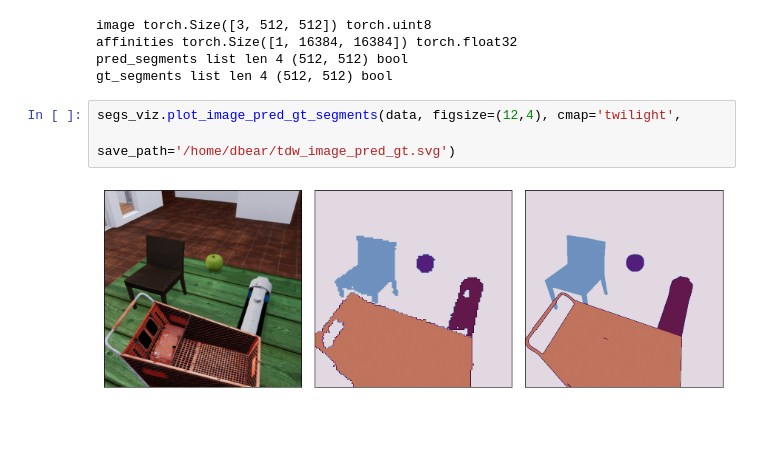
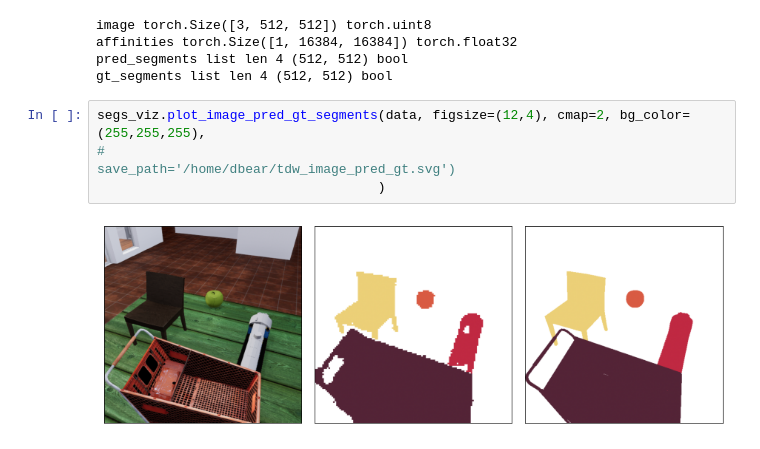
Before and after one commit to neuroailab/RAFT, a Jupyter notebook: notebooks/ECCV22_Figures_db030422.ipynb, the cells around one changed output. Saved outputs shown, nothing was run; the diff lists cells and outputs as text.

Commit message:
plotting with other colormaps

```diff
--- a/notebooks/ECCV22_Figures_db030422.ipynb
+++ b/notebooks/ECCV22_Figures_db030422.ipynb
@@ -65,7 +65,8 @@ affinities torch.Size([1, 16384, 16384]) torch.float32
 pred_segments list len 4 (512, 512) bool
 gt_segments list len 4 (512, 512) bool
 # %%
-segs_viz.plot_image_pred_gt_segments(data, figsize=(12,4), cmap='twilight',
-                                     save_path='/home/dbear/tdw_image_pred_gt.svg')
+segs_viz.plot_image_pred_gt_segments(data, figsize=(12,4), cmap=2, bg_color=(255,255,255),
+#                                      save_path='/home/dbear/tdw_image_pred_gt.svg')
+                                    )
 # %% [output]
-[figure, old version]
+[figure, new version]
```
Also changed, not shown: parts of 1 cell of this notebook, 2 other files.
